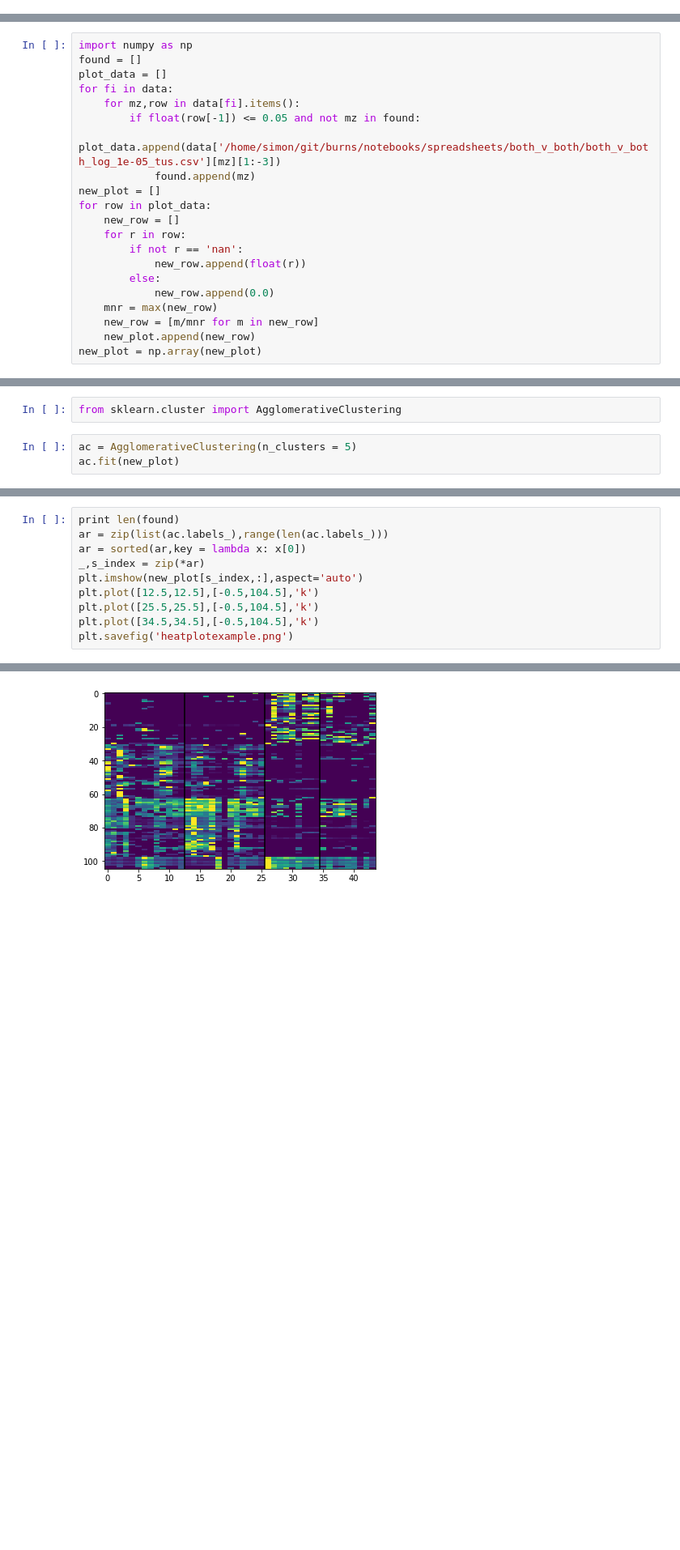
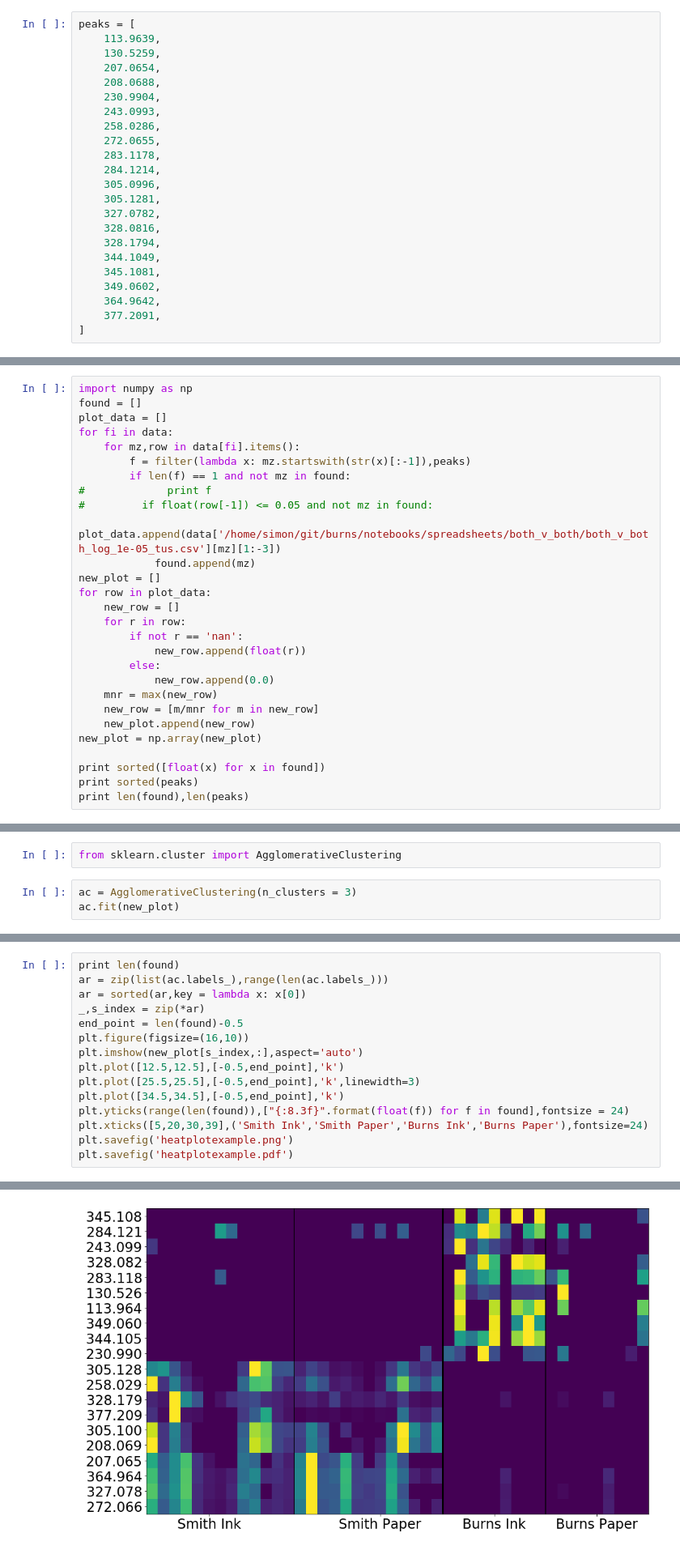
Before and after one commit to sdrogers/burns, a Jupyter notebook: notebooks/Heatmap.ipynb, the cells around one changed output, grey strips where cells are left out. Shown at 81% size. Saved outputs shown, nothing was run; the diff lists cells and outputs as text; blank space fills up the shorter version.

Commit message:
updated heatmaps to use James peak list

```diff
--- a/notebooks/Heatmap.ipynb
+++ b/notebooks/Heatmap.ipynb
@@ -6,6 +6,29 @@ data_files = []
 data_files.append('/home/simon/git/burns/notebooks/spreadsheets/ink_v_ink/ink_v_ink_log_1e-05_tus.csv')
 data_files.append('/home/simon/git/burns/notebooks/spreadsheets/paper_v_paper/paper_v_paper_log_1e-05_tus.csv')
 data_files.append('/home/simon/git/burns/notebooks/spreadsheets/both_v_both/both_v_both_log_1e-05_tus.csv')
+# %%
+peaks = [
+    113.9639,
+    130.5259,
+    207.0654,
+    208.0688,
+    230.9904,
+    243.0993,
+    258.0286,
+    272.0655,
+    283.1178,
+    284.1214,
+    305.0996,
+    305.1281,
+    327.0782,
+    328.0816,
+    328.1794,
+    344.1049,
+    345.1081,
+    349.0602,
+    364.9642,
+    377.2091,
+]
 # %%
 import csv
 data = {}
@@ -23,7 +46,10 @@ found = []
 plot_data = []
 for fi in data:
     for mz,row in data[fi].items():
-        if float(row[-1]) <= 0.05 and not mz in found:
+        f = filter(lambda x: mz.startswith(str(x)[:-1]),peaks)
+        if len(f) == 1 and not mz in found:
+#             print f
+#         if float(row[-1]) <= 0.05 and not mz in found:
             plot_data.append(data['/home/simon/git/burns/notebooks/spreadsheets/both_v_both/both_v_both_log_1e-05_tus.csv'][mz][1:-3])
             found.append(mz)
 new_plot = []
@@ -38,3 +64,7 @@ for row in plot_data:
     new_row = [m/mnr for m in new_row]
     new_plot.append(new_row)
 new_plot = np.array(new_plot)
+
+print sorted([float(x) for x in found])
+print sorted(peaks)
+print len(found),len(peaks)
@@ -49,7 +83,7 @@ plt.imshow(new_plot,aspect = 'auto')
 # %%
 from sklearn.cluster import AgglomerativeClustering
 # %%
-ac = AgglomerativeClustering(n_clusters = 5)
+ac = AgglomerativeClustering(n_clusters = 3)
 ac.fit(new_plot)
 # %% [output]
 AgglomerativeClustering(affinity='euclidean', compute_full_tree='auto',
@@ -61,9 +95,14 @@ print len(found)
 ar = zip(list(ac.labels_),range(len(ac.labels_)))
 ar = sorted(ar,key = lambda x: x[0])
 _,s_index = zip(*ar)
+end_point = len(found)-0.5
+plt.figure(figsize=(16,10))
 plt.imshow(new_plot[s_index,:],aspect='auto')
-plt.plot([12.5,12.5],[-0.5,104.5],'k')
-plt.plot([25.5,25.5],[-0.5,104.5],'k')
-plt.plot([34.5,34.5],[-0.5,104.5],'k')
+plt.plot([12.5,12.5],[-0.5,end_point],'k')
+plt.plot([25.5,25.5],[-0.5,end_point],'k',linewidth=3)
+plt.plot([34.5,34.5],[-0.5,end_point],'k')
+plt.yticks(range(len(found)),["{:8.3f}".format(float(f)) for f in found],fontsize = 24)
+plt.xticks([5,20,30,39],('Smith Ink','Smith Paper','Burns Ink','Burns Paper'),fontsize=24)
 plt.savefig('heatplotexample.png')
+plt.savefig('heatplotexample.pdf')
 # %% [output]
@@ -71 +110 @@ plt.savefig('heatplotexample.png')
-[figure, old version]
+[figure, new version]
```
Also changed, not shown: parts of 4 cells of this notebook, 2 other files.
